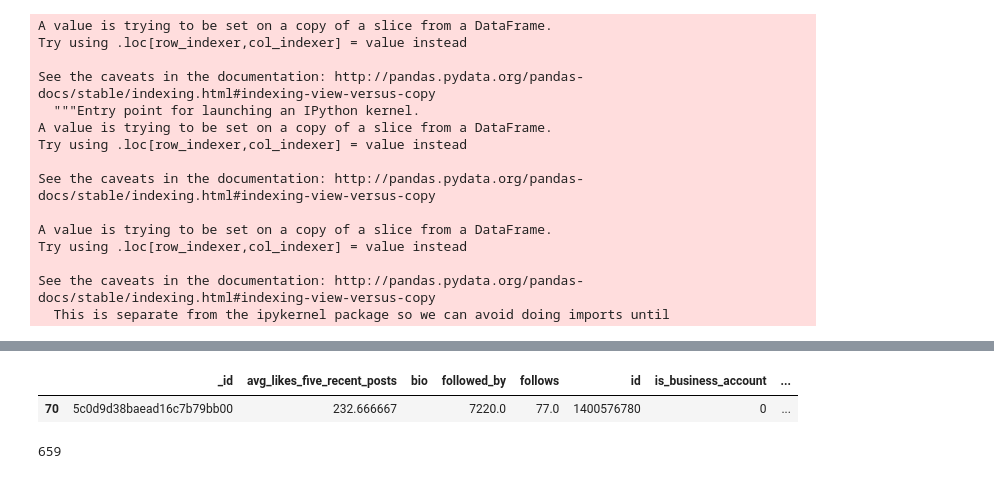
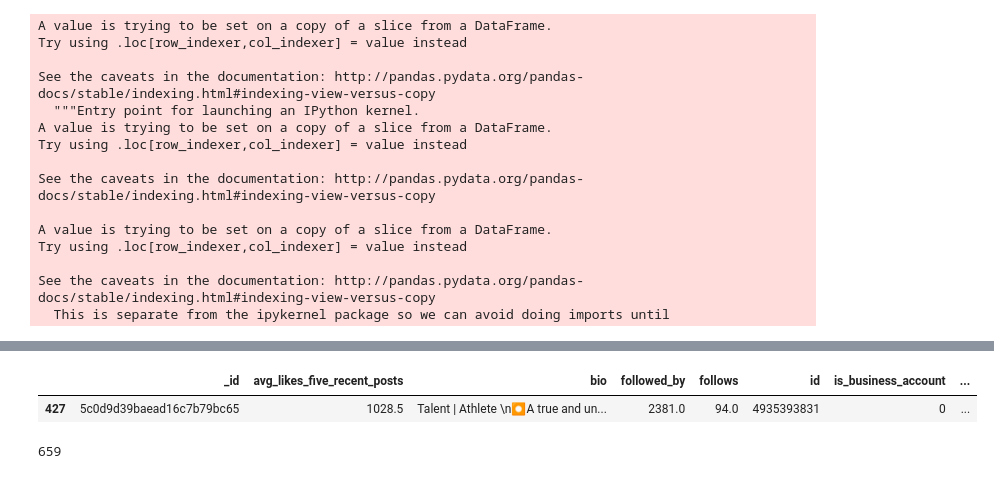
Before and after one commit to liyingli0818/instagram_account_type_predictor, a Jupyter notebook: fcc_model.ipynb, the cells around one changed output, grey strips where cells are left out. Drawn from its saved outputs; the diff is of its cells as text; code cells hidden in the pictures.

```diff
--- a/fcc_model.ipynb
+++ b/fcc_model.ipynb
@@ -98,11 +98,11 @@ df_dropped.head()
 | 2 | 5c0d9d34baead16c7b79ba19 | 56.833333 | Viaggia... a modo tuo! #Mazzone #... | 2100.0 | 700.0 | 4091271053 | 1 | ... |
 | 3 | 5c0d9d34baead16c7b79ba1a | 0.000000 |  | 14.0 | 48.0 | 9418121438 | 0 | ... |
 | 6 | 5c0d9d35baead16c7b79ba3b | 0.000000 | @kha10lid_n | 306.0 | 441.0 | 7311336467 | 0 | ... |
-# %%
-df_dropped[58:59]
-# %% [output]
-|  | _id | avg_likes_five_recent_posts | bio | followed_by | follows | id | is_business_account | ... |
-| 70 | 5c0d9d38baead16c7b79bb00 | 232.666667 |  | 7220.0 | 77.0 | 1400576780 | 0 | ... |
+# %%
+df_dropped[379:380]
+# %% [output]
+|  | _id | avg_likes_five_recent_posts | bio | followed_by | follows | id | is_business_account | ... |
+| 427 | 5c0d9d39baead16c7b79bc65 | 1028.5 | Talent | Athlete \n⏺A true and un... | 2381.0 | 94.0 | 4935393831 | 0 | ... |
 # %%
 (df_dropped['likes_last_post'] != 0).sum() # number of users have likes on last post
 # %% [output]
```
Also changed, not shown: parts of 4 cells of this notebook, 2 other files.
